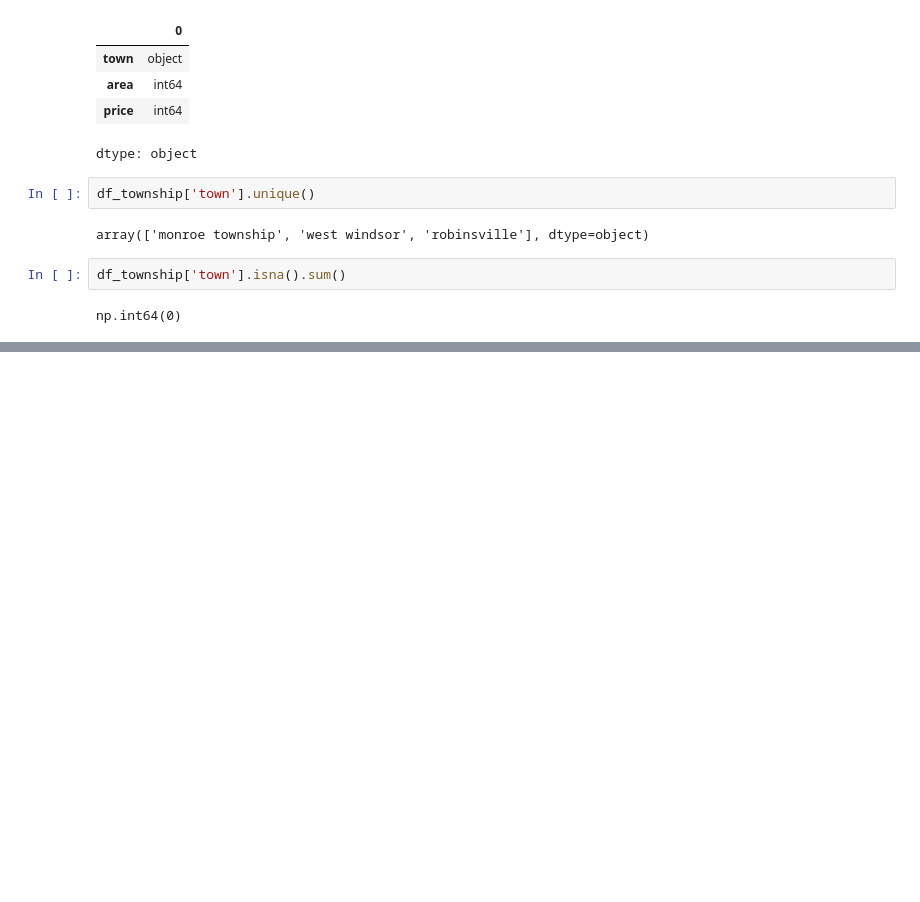
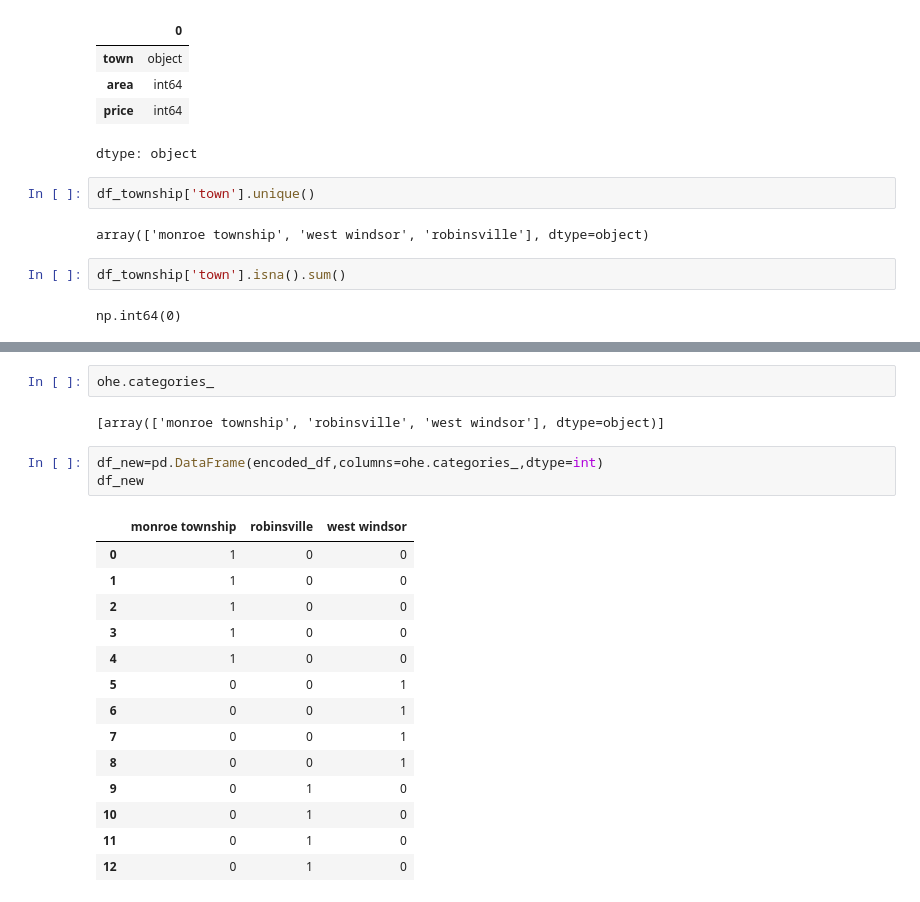
Before and after one commit to vivsingh119/agentic-ai-practise, a Jupyter notebook: 3-encoding_nominal_onehotencoder.ipynb, the cells around one changed output, grey strips where cells are left out. Saved outputs shown, nothing was run; the diff lists cells and outputs as text; blank space fills up the shorter version.

```diff
--- a/3-encoding_nominal_onehotencoder.ipynb
+++ b/3-encoding_nominal_onehotencoder.ipynb
@@ -65,0 +94,22 @@ np.int64(0)
+# %%
+ohe.categories_
+# %% [output]
+[array(['monroe township', 'robinsville', 'west windsor'], dtype=object)]
+# %%
+df_new=pd.DataFrame(encoded_df,columns=ohe.categories_,dtype=int)
+df_new
+# %% [output]
+|  | monroe township | robinsville | west windsor |
+| 0 | 1 | 0 | 0 |
+| 1 | 1 | 0 | 0 |
+| 2 | 1 | 0 | 0 |
+| 3 | 1 | 0 | 0 |
+| 4 | 1 | 0 | 0 |
+| 5 | 0 | 0 | 1 |
+| 6 | 0 | 0 | 1 |
+| 7 | 0 | 0 | 1 |
+| 8 | 0 | 0 | 1 |
+| 9 | 0 | 1 | 0 |
+| 10 | 0 | 1 | 0 |
+| 11 | 0 | 1 | 0 |
+| 12 | 0 | 1 | 0 |
```
Also changed, not shown: parts of 5 cells of this notebook.
